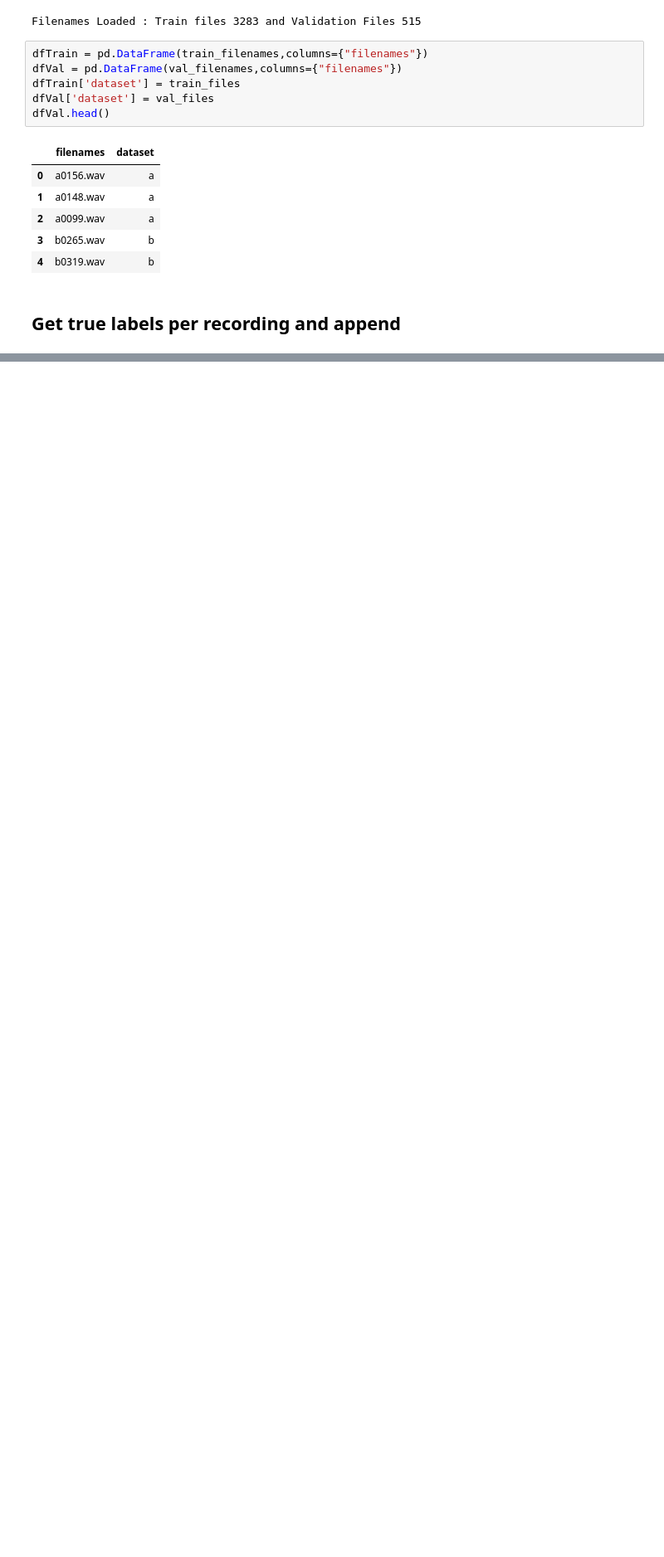
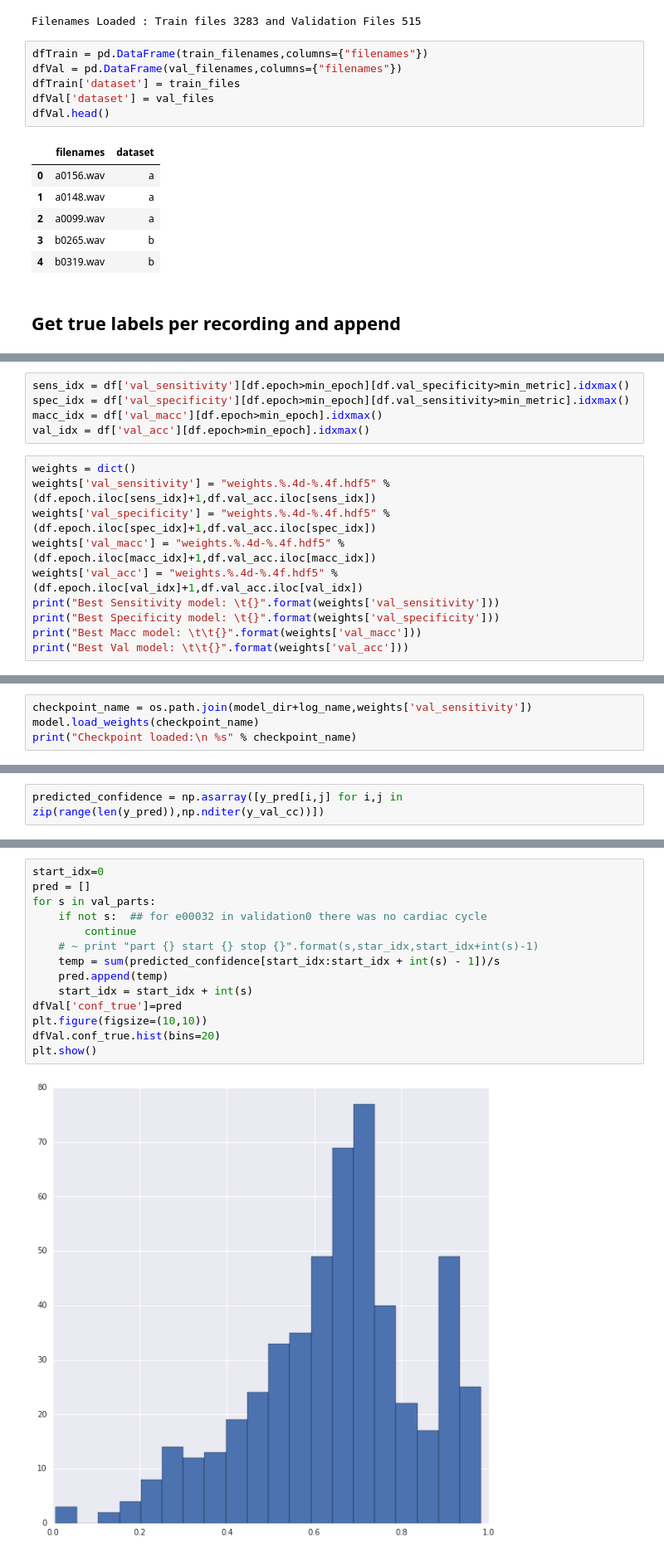
Before and after one commit to AhmedImtiazPrio/heartnet, a Jupyter notebook: codes/eval.ipynb, the cells around one changed output, grey strips where cells are left out. Shown: that part at 83% size. Saved outputs shown, nothing was run; the diff lists cells and outputs as text; blank space fills up the shorter version.

```diff
--- a/codes/eval.ipynb
+++ b/codes/eval.ipynb
@@ -214,0 +186,15 @@ array([36., 26., 25., ..., 34., 33., 32.])
+# %%
+sens_idx = df['val_sensitivity'][df.epoch>min_epoch][df.val_specificity>min_metric].idxmax()
+spec_idx = df['val_specificity'][df.epoch>min_epoch][df.val_sensitivity>min_metric].idxmax()
+macc_idx = df['val_macc'][df.epoch>min_epoch].idxmax()
+val_idx = df['val_acc'][df.epoch>min_epoch].idxmax()
+# %%
+weights = dict()
+weights['val_sensitivity'] = "weights.%.4d-%.4f.hdf5" % (df.epoch.iloc[sens_idx]+1,df.val_acc.iloc[sens_idx])
+weights['val_specificity'] = "weights.%.4d-%.4f.hdf5" % (df.epoch.iloc[spec_idx]+1,df.val_acc.iloc[spec_idx])
+weights['val_macc'] = "weights.%.4d-%.4f.hdf5" % (df.epoch.iloc[macc_idx]+1,df.val_acc.iloc[macc_idx])
+weights['val_acc'] = "weights.%.4d-%.4f.hdf5" % (df.epoch.iloc[val_idx]+1,df.val_acc.iloc[val_idx])
+print("Best Sensitivity model: \t{}".format(weights['val_sensitivity']))
+print("Best Specificity model: \t{}".format(weights['val_specificity']))
+print("Best Macc model: \t\t{}".format(weights['val_macc']))
+print("Best Val model: \t\t{}".format(weights['val_acc']))
@@ -214,0 +206,4 @@ array([36., 26., 25., ..., 34., 33., 32.])
+# %%
+checkpoint_name = os.path.join(model_dir+log_name,weights['val_sensitivity'])
+model.load_weights(checkpoint_name)
+print("Checkpoint loaded:\n %s" % checkpoint_name)
@@ -214,0 +222,2 @@ array([36., 26., 25., ..., 34., 33., 32.])
+# %%
+predicted_confidence = np.asarray([y_pred[i,j] for i,j in zip(range(len(y_pred)),np.nditer(y_val_cc))])
@@ -214,0 +226,16 @@ array([36., 26., 25., ..., 34., 33., 32.])
+# %%
+start_idx=0
+pred = []
+for s in val_parts:
+    if not s:  ## for e00032 in validation0 there was no cardiac cycle
+        continue
+    # ~ print "part {} start {} stop {}".format(s,star_idx,start_idx+int(s)-1)
+    temp = sum(predicted_confidence[start_idx:start_idx + int(s) - 1])/s
+    pred.append(temp)
+    start_idx = start_idx + int(s)
+dfVal['conf_true']=pred
+plt.figure(figsize=(10,10))
+dfVal.conf_true.hist(bins=20)
+plt.show()
+# %% [output]
+[figure, added]
```
Also changed, not shown: parts of 25 cells of this notebook.
